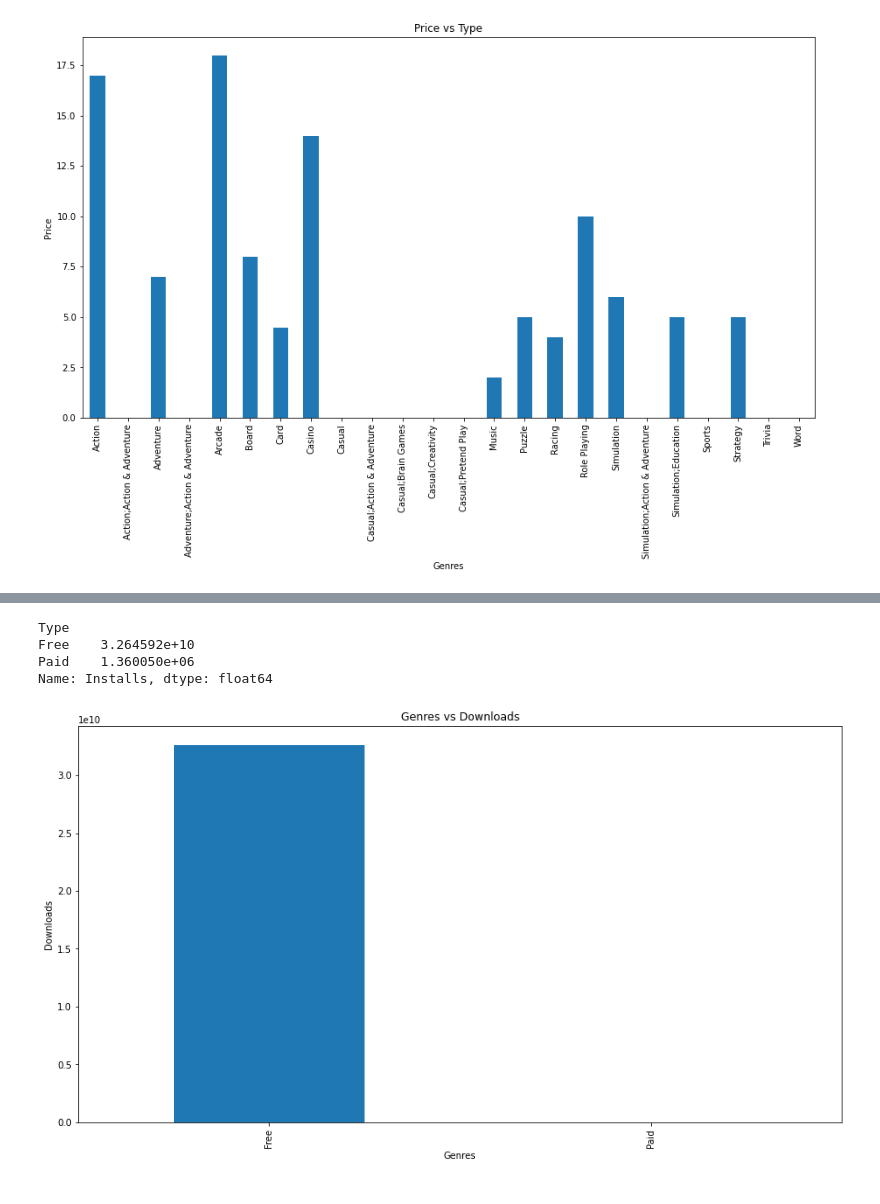
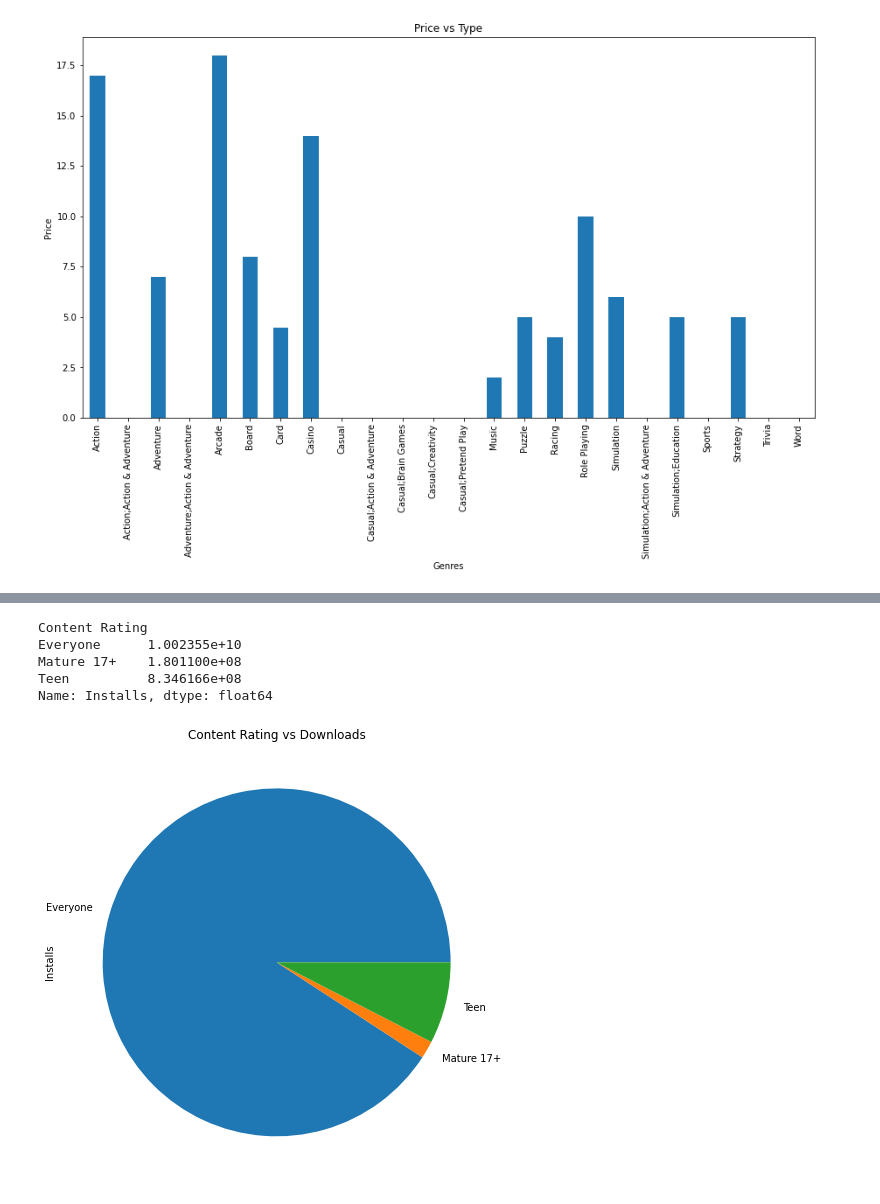
Before and after one commit to AyushSonuu/play-store-app-review-analysis, a Jupyter notebook: Play_Store_App_Review_Analysis_Capstone_Project.ipynb, the cells around one changed output, grey strips where cells are left out. Saved outputs shown, nothing was run; the diff lists cells and outputs as text; code cells hidden in the pictures.

```diff
--- a/Play_Store_App_Review_Analysis_Capstone_Project.ipynb
+++ b/Play_Store_App_Review_Analysis_Capstone_Project.ipynb
@@ -168,6 +168,8 @@ df["Type"].fillna(str(df["Type"].mode().values[0]),inplace=True)
 df["Current Ver"].fillna(str(df["Current Ver"].mode().values[0]),inplace =True)
 # %%
 df["Android Ver"].fillna(str(df["Android Ver"].mode().values[0]),inplace = True)
+# %%
+df.drop_duplicates(subset=["App"],inplace=True)
 # %%
 df.isnull().sum()
 # %% [output]
@@ -593,16 +604,16 @@ games_df.head()
 # %%
-comm_comp = games_df.groupby("Type")["Installs"].sum()
-comm_comp.head()
+comm_comp = games_df.groupby("Content Rating")["Installs"].sum()
+comm_comp.head(8)
 # %% [output]
-Type
-Free    3.264592e+10
-Paid    1.360050e+06
+Content Rating
+Everyone      1.002355e+10
+Mature 17+    1.801100e+08
+Teen          8.346166e+08
 Name: Installs, dtype: float64
 # %%
-comm_comp.plot(kind="bar")
-plt.title("Genres vs Downloads")
-plt.xlabel("Genres")
-plt.ylabel("Downloads")
+comm_comp.plot(kind="pie")
+plt.title("Content Rating vs Downloads")
+
 plt.show()
 # %% [output]
-[figure, old version]
+[figure, new version]
```
Also changed, not shown: parts of 28 cells of this notebook.
